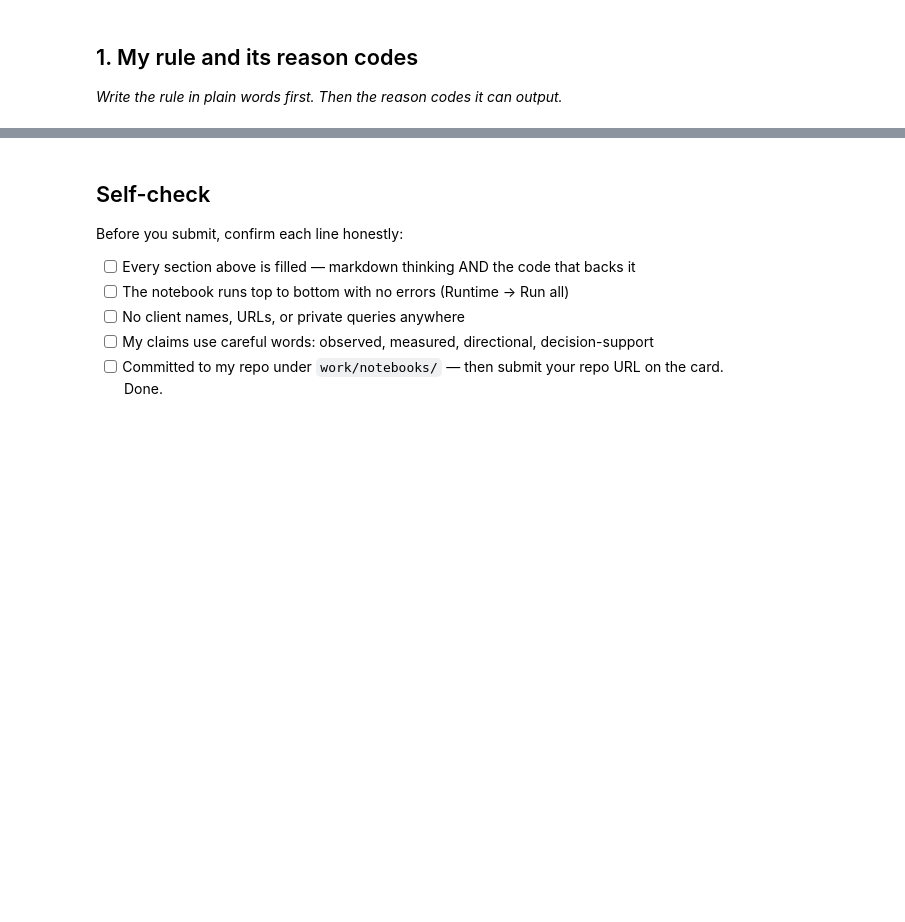
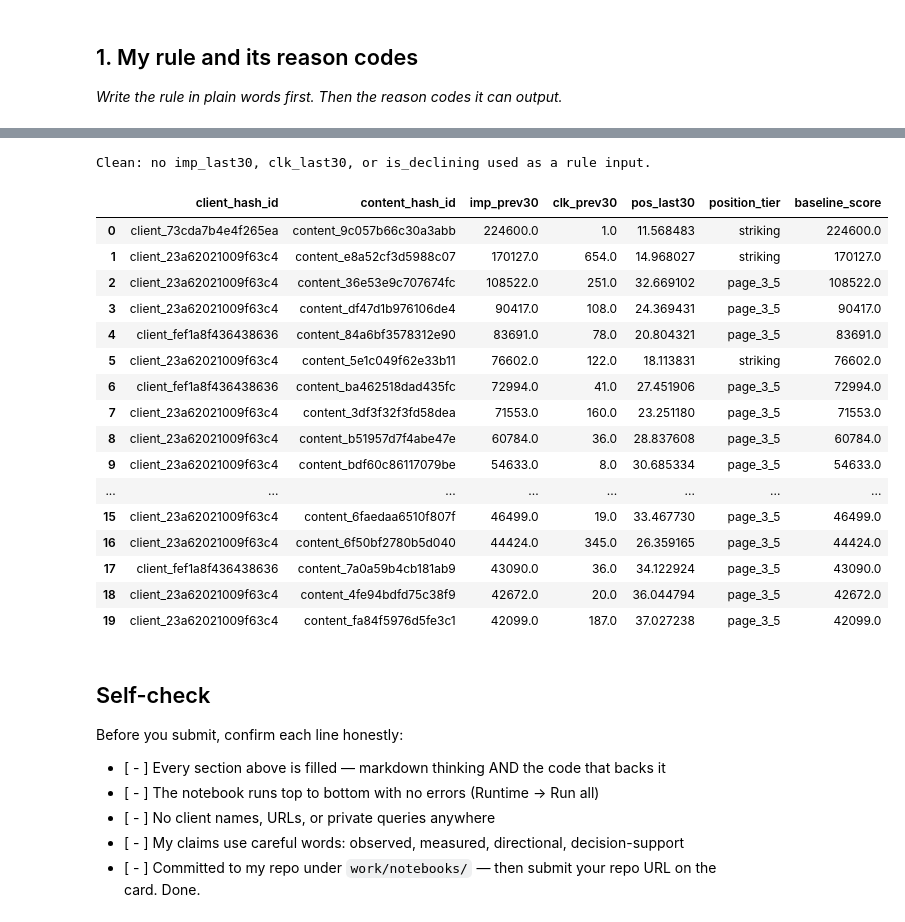
Before and after one commit to stfnnnnnnn/karl-mangahas-flyrank, a Jupyter notebook: work/notebooks/w04_baseline_score.ipynb, the cells around one changed output, grey strips where cells are left out. Drawn from its saved outputs; the diff is of its cells as text; code cells hidden in the pictures; blank space fills up the shorter version.

```diff
--- a/work/notebooks/w04_baseline_score.ipynb
+++ b/work/notebooks/w04_baseline_score.ipynb
@@ -36,0 +190,27 @@ This skeleton is yours to fill. Work the sections **in order** — each one has
+# %%
+import os
+
+features["is_visible"] = (features["imp_prev30"] >= 300).astype(int)
+features["is_weak_position"] = (features["pos_last30"] > 10).astype(int)
+
+features["baseline_score"] = (
+    features["is_visible"] * features["is_weak_position"] * features["imp_prev30"]
+)
+features["reason_code"] = "visible_weak_position"
+features["action"] = np.where(features["baseline_score"] > 0, "flag_for_review", "no_action")
+
+ranked = features.sort_values("baseline_score", ascending=False).reset_index(drop=True)
+
+os.makedirs("work/outputs", exist_ok=True)
+out_cols = [
+    "client_hash_id", "content_hash_id", "baseline_score", "reason_code", "action",
+    "imp_prev30", "clk_prev30", "pos_last30", "is_declining",
+]
+ranked[out_cols].to_csv("work/outputs/baseline_action_score.csv", index=False)
+
+n_flagged = int((ranked["baseline_score"] > 0).sum())
+base_rate = ranked["is_declining"].mean()
+p20 = ranked["is_declining"].head(20).mean()
+print(f"Wrote {len(ranked)} rows. {n_flagged} flagged for review ({n_flagged/len(ranked):.1%}).")
+print(f"base rate: {base_rate:.1%} | precision@20: {p20:.1%}")
+ranked[out_cols].head(10)
@@ -37,10 +379,41 @@ This skeleton is yours to fill. Work the sections **in order** — each one has
+# %%
+# Leakage check: the rule's inputs must never include the label-adjacent columns
+leakage_cols = {"imp_last30", "clk_last30", "is_declining"}
+rule_input_cols = {"imp_prev30", "pos_last30"}
+assert leakage_cols.isdisjoint(rule_input_cols), "Leakage: an outcome-window column is feeding the rule"
+print("Clean: no imp_last30, clk_last30, or is_declining used as a rule input.")
+
+weak_review_cols = [
+    "client_hash_id", "content_hash_id", "imp_prev30", "clk_prev30",
+    "pos_last30", "position_tier", "baseline_score",
+]
+ranked.head(20)[weak_review_cols]
+# %% [output]
+Clean: no imp_last30, clk_last30, or is_declining used as a rule input.
+|  | client_hash_id | content_hash_id | imp_prev30 | clk_prev30 | pos_last30 | position_tier | baseline_score |
+| 0 | client_73cda7b4e4f265ea | content_9c057b66c30a3abb | 224600.0 | 1.0 | 11.568483 | striking | 224600.0 |
+| 1 | client_23a62021009f63c4 | content_e8a52cf3d5988c07 | 170127.0 | 654.0 | 14.968027 | striking | 170127.0 |
+| 2 | client_23a62021009f63c4 | content_36e53e9c707674fc | 108522.0 | 251.0 | 32.669102 | page_3_5 | 108522.0 |
+| 3 | client_23a62021009f63c4 | content_df47d1b976106de4 | 90417.0 | 108.0 | 24.369431 | page_3_5 | 90417.0 |
+| 4 | client_fef1a8f436438636 | content_84a6bf3578312e90 | 83691.0 | 78.0 | 20.804321 | page_3_5 | 83691.0 |
+| 5 | client_23a62021009f63c4 | content_5e1c049f62e33b11 | 76602.0 | 122.0 | 18.113831 | striking | 76602.0 |
+| 6 | client_fef1a8f436438636 | content_ba462518dad435fc | 72994.0 | 41.0 | 27.451906 | page_3_5 | 72994.0 |
+| 7 | client_23a62021009f63c4 | content_3df3f32f3fd58dea | 71553.0 | 160.0 | 23.251180 | page_3_5 | 71553.0 |
+| 8 | client_23a62021009f63c4 | content_b51957d7f4abe47e | 60784.0 | 36.0 | 28.837608 | page_3_5 | 60784.0 |
+| 9 | client_23a62021009f63c4 | content_bdf60c86117079be | 54633.0 | 8.0 | 30.685334 | page_3_5 | 54633.0 |
+| ... | ... | ... | ... | ... | ... | ... | ... |
+| 15 | client_23a62021009f63c4 | content_6faedaa6510f807f | 46499.0 | 19.0 | 33.467730 | page_3_5 | 46499.0 |
+| 16 | client_23a62021009f63c4 | content_6f50bf2780b5d040 | 44424.0 | 345.0 | 26.359165 | page_3_5 | 44424.0 |
+| 17 | client_fef1a8f436438636 | content_7a0a59b4cb181ab9 | 43090.0 | 36.0 | 34.122924 | page_3_5 | 43090.0 |
+| 18 | client_23a62021009f63c4 | content_4fe94bdfd75c38f9 | 42672.0 | 20.0 | 36.044794 | page_3_5 | 42672.0 |
+| 19 | client_23a62021009f63c4 | content_fa84f5976d5fe3c1 | 42099.0 | 187.0 | 37.027238 | page_3_5 | 42099.0 |
 # %% [markdown]
 ## Self-check
 
 Before you submit, confirm each line honestly:
 
-- [ ] Every section above is filled — markdown thinking AND the code that backs it
-- [ ] The notebook runs top to bottom with no errors (Runtime → Run all)
-- [ ] No client names, URLs, or private queries anywhere
-- [ ] My claims use careful words: observed, measured, directional, decision-support
-- [ ] Committed to my repo under `work/notebooks/` — then submit your repo URL on the card. Done.
+- [ - ] Every section above is filled — markdown thinking AND the code that backs it
+- [ - ] The notebook runs top to bottom with no errors (Runtime → Run all)
+- [ - ] No client names, URLs, or private queries anywhere
+- [ - ] My claims use careful words: observed, measured, directional, decision-support
+- [ - ] Committed to my repo under `work/notebooks/` — then submit your repo URL on the card. Done.
```
Also changed, not shown: parts of 22 cells of this notebook.
